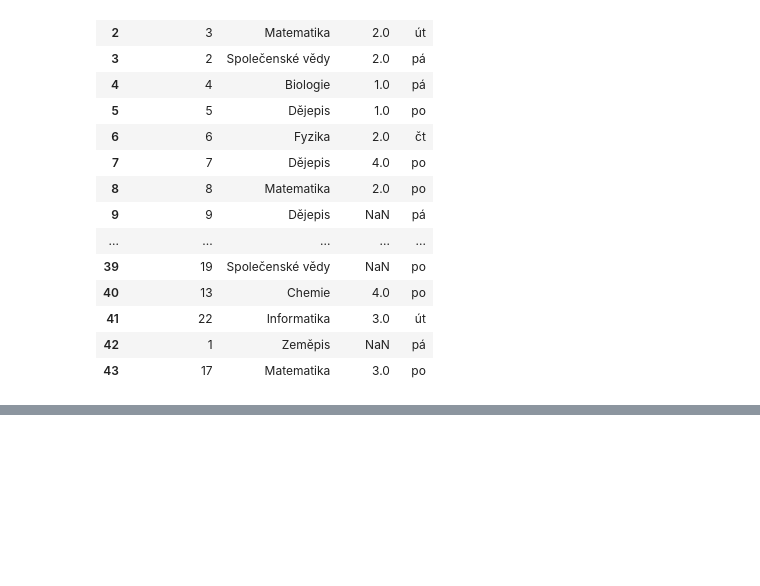
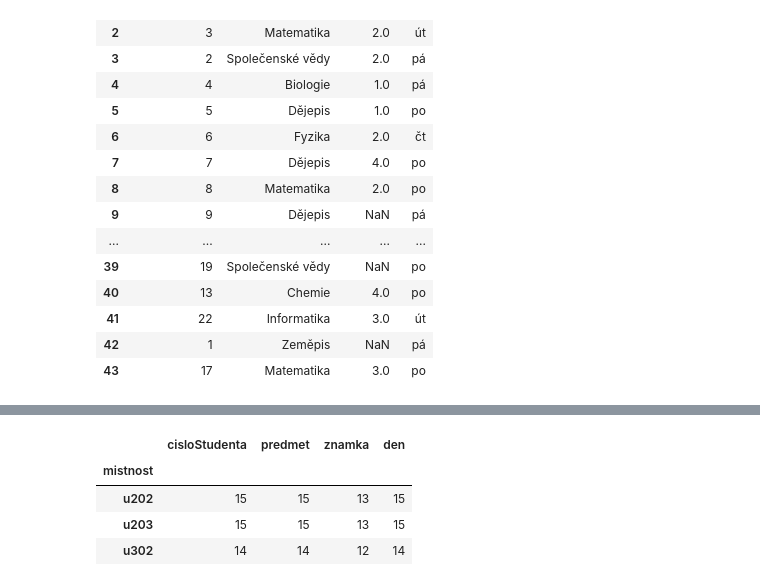
Before and after one commit to Sunriseee/python_kurz_2022, a Jupyter notebook: cviko10.ipynb, the cells around one changed output, grey strips where cells are left out. Saved outputs shown, nothing was run; the diff lists cells and outputs as text; code cells hidden in the pictures; blank space fills up the shorter version.

```diff
--- a/cviko10.ipynb
+++ b/cviko10.ipynb
@@ -160,3 +234,11 @@ novy_propojeny_df
 # %%
 novy_propojeny_df = novy_propojeny_df.rename(
     columns={'jmeno_x': 'jmeno', 'jmeno_y': 'predseda'})
+# %%
+maturita.groupby('mistnost').count()
+# %% [output]
+|  | cisloStudenta | predmet | znamka | den |
+| mistnost |  |  |  |  |
+| u202 | 15 | 15 | 13 | 15 |
+| u203 | 15 | 15 | 13 | 15 |
+| u302 | 14 | 14 | 12 | 14 |
```
Also changed, not shown: parts of 9 cells of this notebook, 2 other files.
